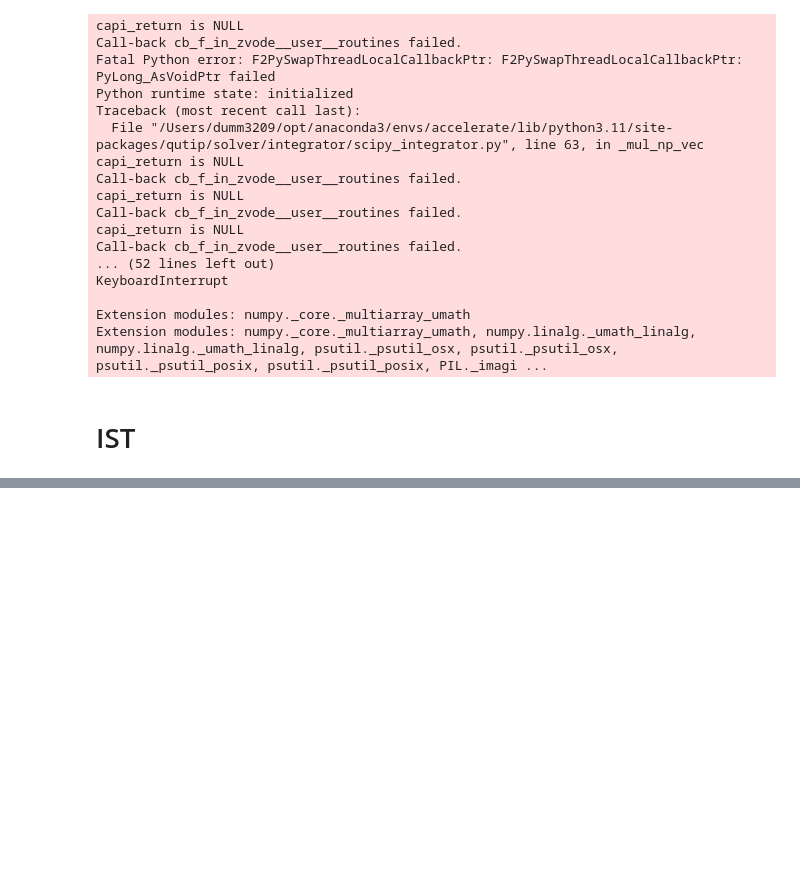
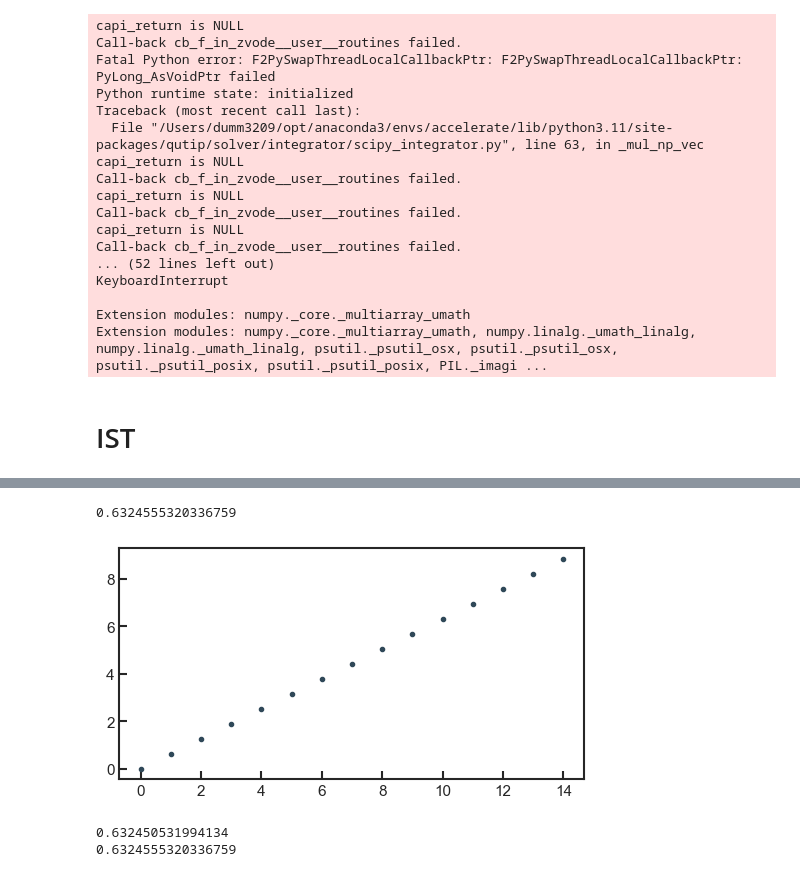
Before and after one commit to mariefdum/ionization, a Jupyter notebook: Example_L_shunted_transmon.ipynb, the cells around one changed output, grey strips where cells are left out. Drawn from its saved outputs; the diff is of its cells as text; code cells hidden in the pictures; blank space fills up the shorter version.

```diff
--- a/Example_L_shunted_transmon.ipynb
+++ b/Example_L_shunted_transmon.ipynb
@@ -253 +283,21 @@ type_qubit
+# %%
+linear_res_params = {'E_J': 0,'E_L':E_L,'phi_ext':phi_ext,'E_C':E_C,'g':g,'omega_r':omega_r,'max_fock':max_fock,'n_trunc':n_trunc,'type':type_qubit}
+linear_res_cavity = TM.Transmon_Cavity(linear_res_params)
+linear_res = linear_res_cavity.Transmon
+
+eigs_linear_res = linear_res.E - np.min(linear_res.E)
+
+plt.plot((eigs_linear_res[0:15]-np.min(eigs_linear_res))/GHz,'.')
+
+print(np.sqrt(8 * E_L * E_C) / GHz)
+# %% [output]
+0.6324555320336759
+[figure, added]
+# %%
+omega_linear = eigs_linear_res[1]
+print(omega_linear / GHz)
+print(np.sqrt(8 * E_L * E_C) / GHz)
+# %% [output]
+0.632450531994134
+0.6324555320336759
 # %%
```
Also changed, not shown: parts of 42 cells of this notebook, 4 other files.
